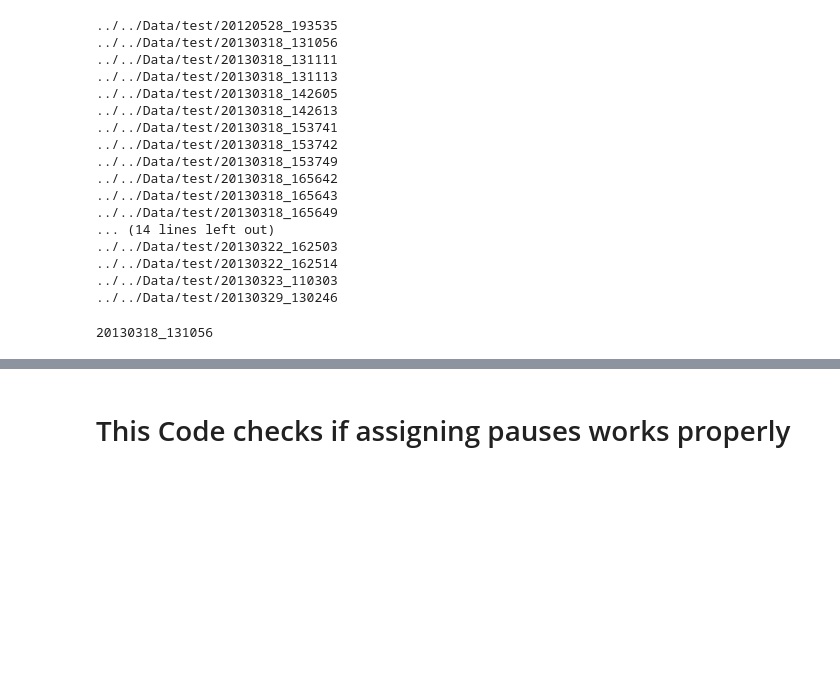
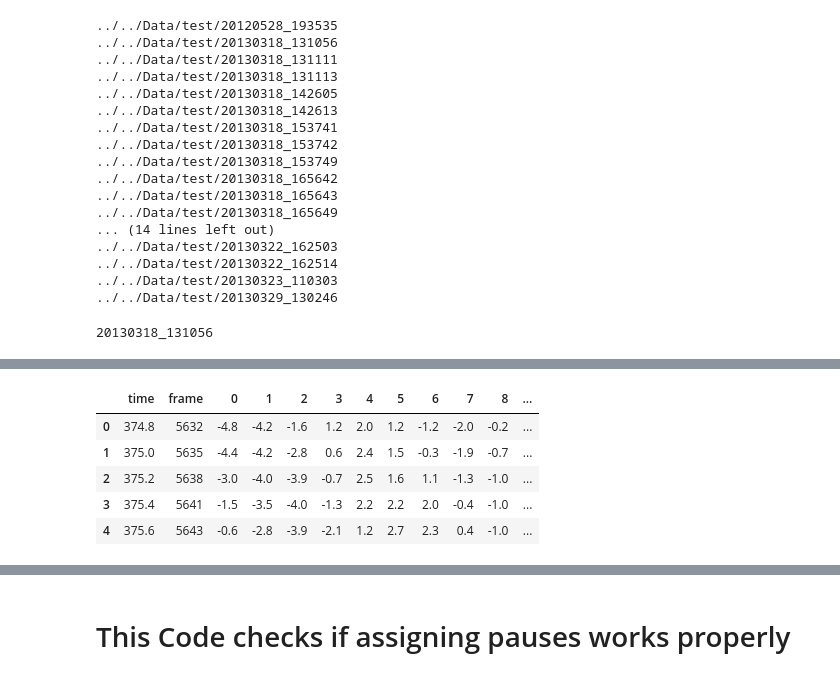
Before and after one commit to amarallab/waldo, a Jupyter notebook: workbooks/dev/behavior_coding.ipynb, the cells around one changed output, grey strips where cells are left out. Saved outputs shown, nothing was run; the diff lists cells and outputs as text; code cells hidden in the pictures; blank space fills up the shorter version.

```diff
--- a/workbooks/dev/behavior_coding.ipynb
+++ b/workbooks/dev/behavior_coding.ipynb
@@ -163,0 +141,42 @@ writer = Writer(fps=30, metadata=dict(artist='Me'), bitrate=-1)
+# %%
+def preprocess_midline(mid_df, dt=0.2):
+    mid_df_list = bc.split_df(mid_df, max_gap_seconds=1)
+    df_list = []
+    window_size = 5
+    for mdf in mid_df_list:
+        if len(mdf) > window_size:
+            mdf = bc.smooth_df(df=mdf, window=window_size)
+            mdf = bc.equally_space_df(df=mdf, dt=dt)
+            df_list.append(mdf)
+    mdf = bc.combine_split_dfs(df_list, min_window_seconds=5)
+    return mdf
+
+d = blob_df.dropna(subset=['midline'])
+
+n_rows = len(d)
+#x_midlines = np.zeros(shape=(n_rows, 11))
+#y_midlines = np.zeros(shape=(n_rows, 11))
+x_rows = []
+y_rows = []
+
+for i, (_, row) in enumerate(d.iterrows()):
+    xi, yi = zip(*row['midline'])
+    rx = {i:j for i, j in enumerate(xi)}
+    ry = {i:j for i, j in enumerate(yi)}
+    rx['frame'] = ry['frame'] =row['frame']
+    rx['time'] = ry['time'] = row['time']
+    x_rows.append(rx)
+    y_rows.append(ry)
+
+x_df = pd.DataFrame(x_rows)
+x_df = preprocess_midline(x_df)
+y_df = pd.DataFrame(y_rows)
+y_df = preprocess_midline(y_df)
+x_df.head()
+# %% [output]
+|  | time | frame | 0 | 1 | 2 | 3 | 4 | 5 | 6 | 7 | 8 | ... |
+| 0 | 374.8 | 5632 | -4.8 | -4.2 | -1.6 | 1.2 | 2.0 | 1.2 | -1.2 | -2.0 | -0.2 | ... |
+| 1 | 375.0 | 5635 | -4.4 | -4.2 | -2.8 | 0.6 | 2.4 | 1.5 | -0.3 | -1.9 | -0.7 | ... |
+| 2 | 375.2 | 5638 | -3.0 | -4.0 | -3.9 | -0.7 | 2.5 | 1.6 | 1.1 | -1.3 | -1.0 | ... |
+| 3 | 375.4 | 5641 | -1.5 | -3.5 | -4.0 | -1.3 | 2.2 | 2.2 | 2.0 | -0.4 | -1.0 | ... |
+| 4 | 375.6 | 5643 | -0.6 | -2.8 | -3.9 | -2.1 | 1.2 | 2.7 | 2.3 | 0.4 | -1.0 | ... |
```
Also changed, not shown: parts of 25 cells of this notebook, 2 other files.
